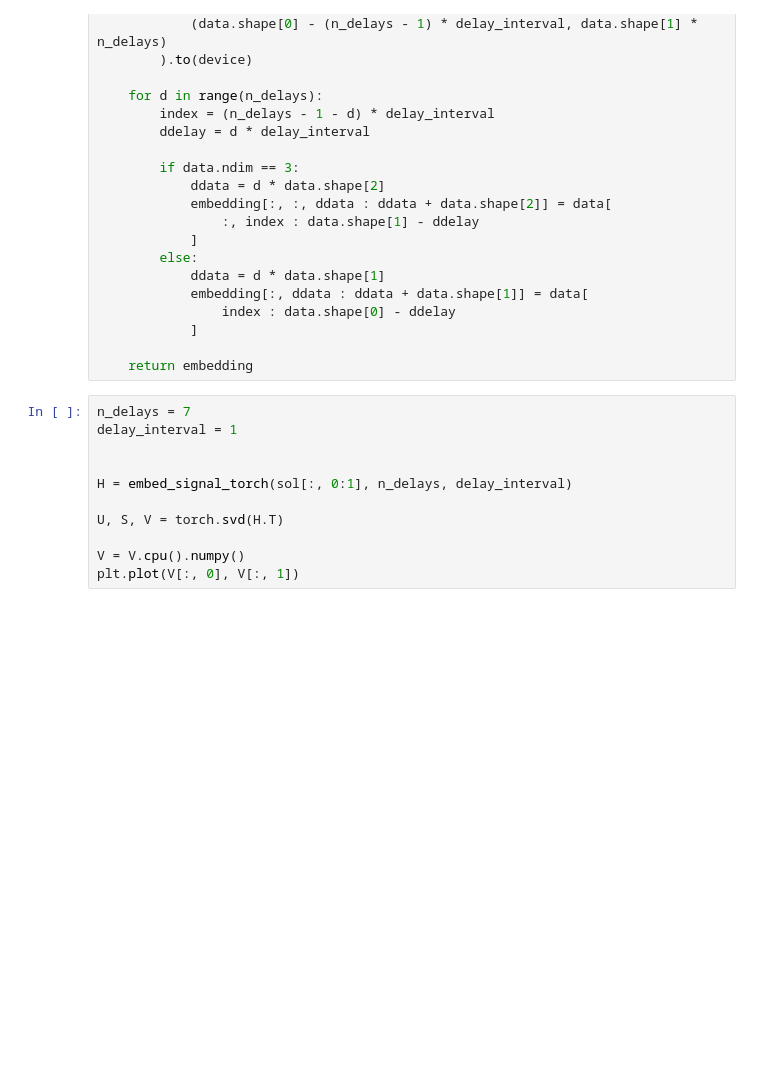
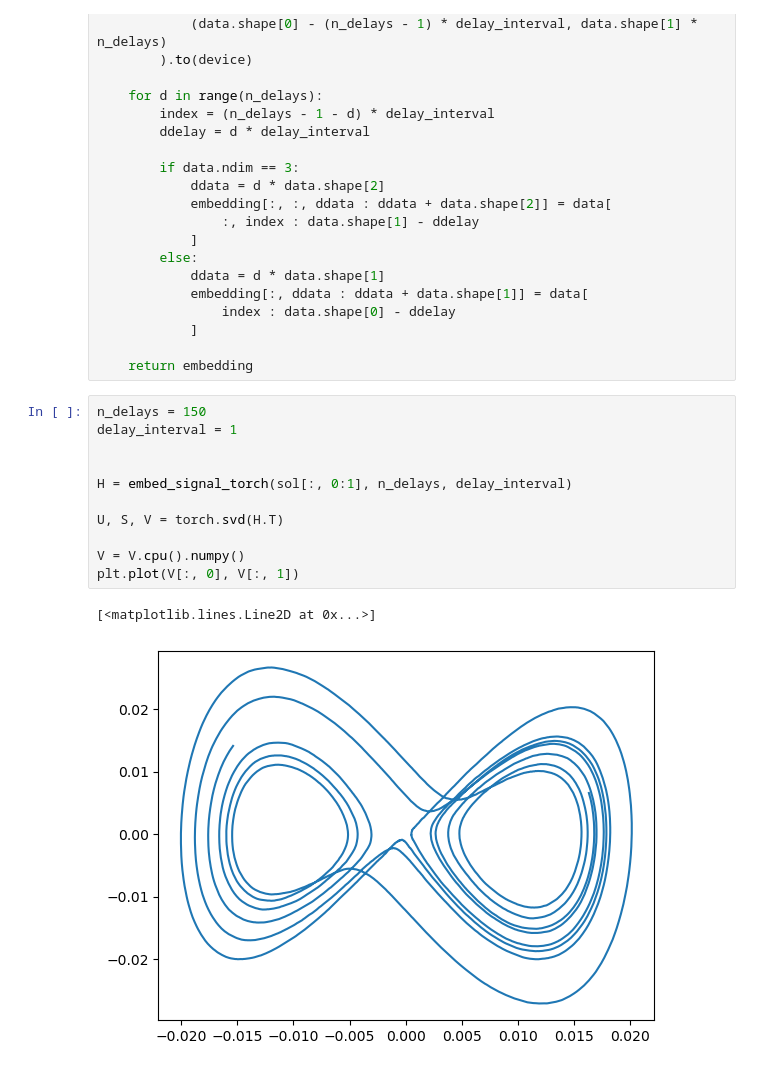
Before and after one commit to mitchellostrow/nn_delay_embeddings, a Jupyter notebook: notebooks/4-11-24 delays_test.ipynb, the cells around one changed output. Saved outputs shown, nothing was run; the diff lists cells and outputs as text; blank space fills up the shorter version.

```diff
--- a/notebooks/4-11-24 delays_test.ipynb
+++ b/notebooks/4-11-24 delays_test.ipynb
@@ -82,16 +89,19 @@ def embed_signal_torch(data, n_delays, delay_interval=1):
 
     return embedding
 # %%
-n_delays = 7
+n_delays = 150
 delay_interval = 1
 
 
 H = embed_signal_torch(sol[:, 0:1], n_delays, delay_interval)
 
 U, S, V = torch.svd(H.T)
 
 V = V.cpu().numpy()
 plt.plot(V[:, 0], V[:, 1])
+# %% [output]
+[<matplotlib.lines.Line2D at 0x...>]
+[figure, added]
 # %%
 plt.plot(V[:, 0], V[:, 1])
 # %% [output]
```
Also changed, not shown: parts of 3 cells of this notebook, 11 other files.
